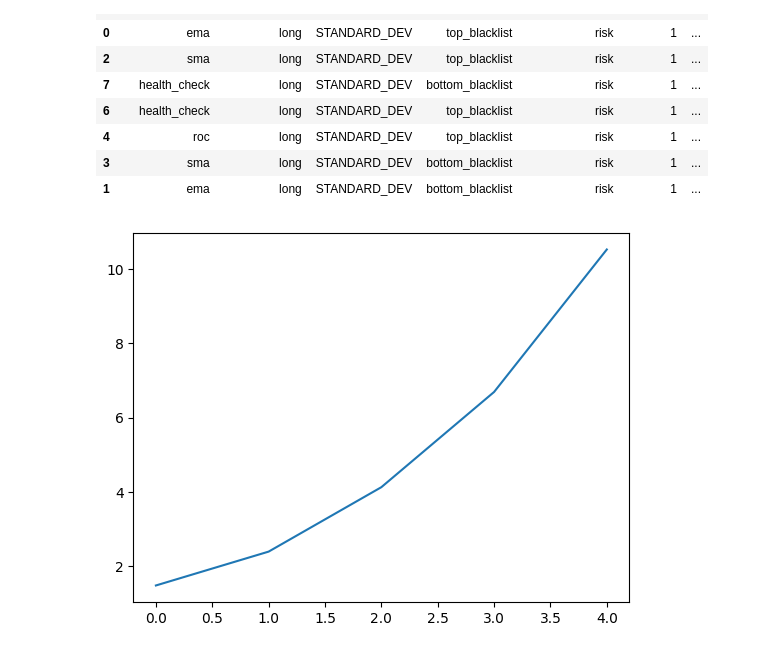
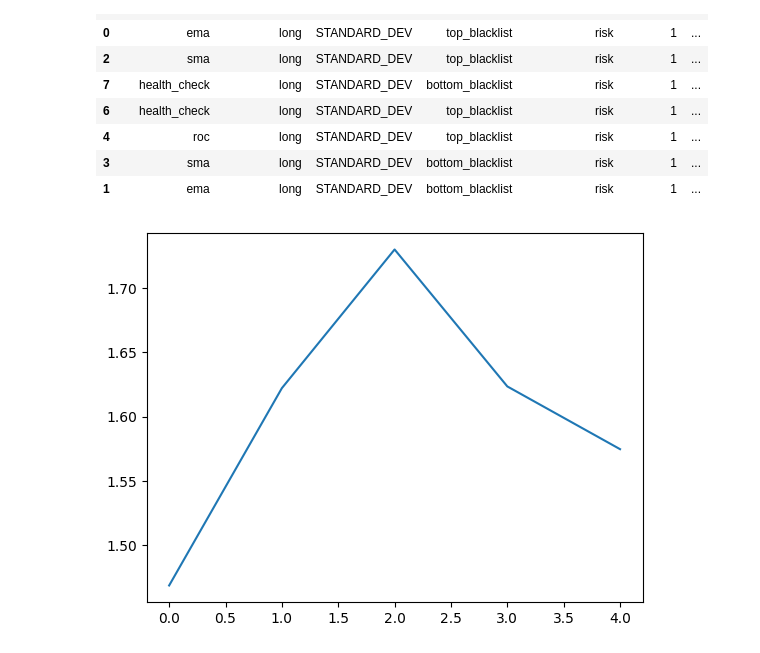
Before and after one commit to chung-ejy/orivault, a Jupyter notebook: strategies/alpaca_penny/penny_stocks_research.ipynb, the cells around one changed output. Cells and saved outputs as stored; diff of their text form; code cells hidden in the pictures.

```diff
--- a/strategies/alpaca_penny/penny_stocks_research.ipynb
+++ b/strategies/alpaca_penny/penny_stocks_research.ipynb
@@ -161,10 +161,10 @@ portfolio = p.additional_date_columns(portfolio)
 # %%
 averaged_portfolio = portfolio.groupby("weekday").agg({"weighted_return":"mean","return":"mean"}).reset_index()
 averaged_portfolio["pv"] = averaged_portfolio["weighted_return"]
-plt.plot(averaged_portfolio["pv"].cumprod())
+plt.plot(averaged_portfolio["pv"])
 plt.show()
 # %% [output]
-[figure, old version]
+[figure, new version]
 # %%
 orivault.connect()
 orivault.drop("results")
```
Also changed, not shown: 2 other files.
